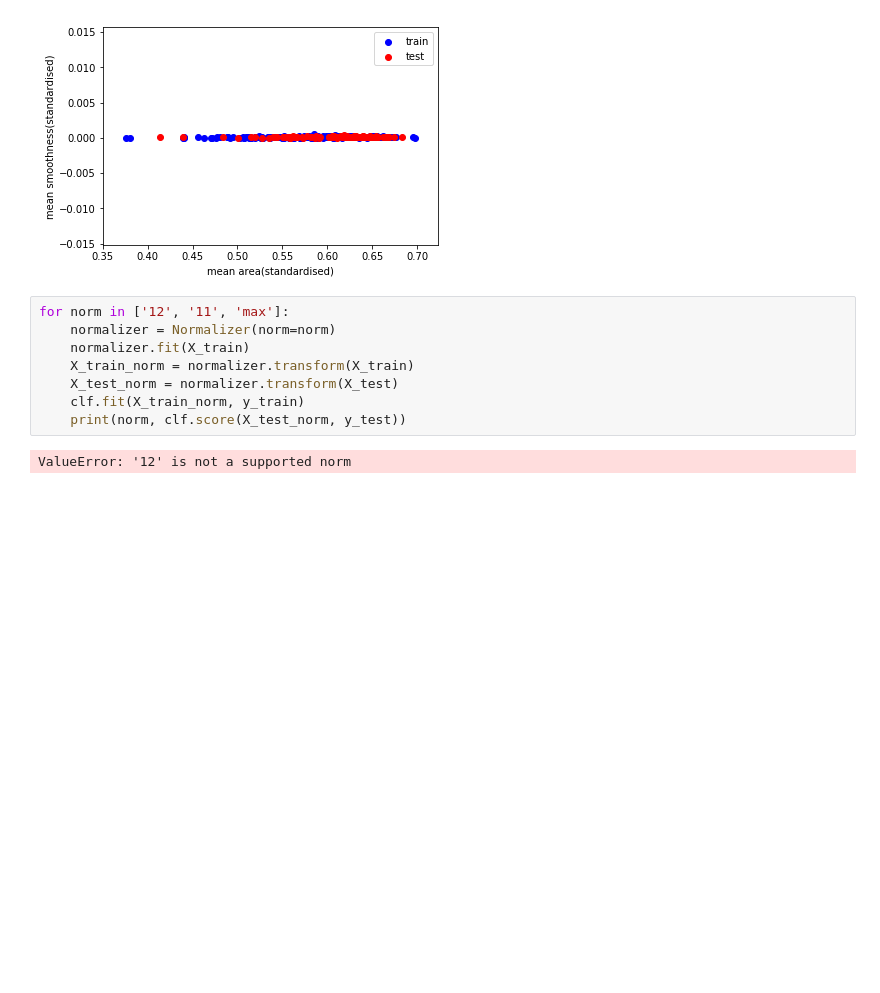
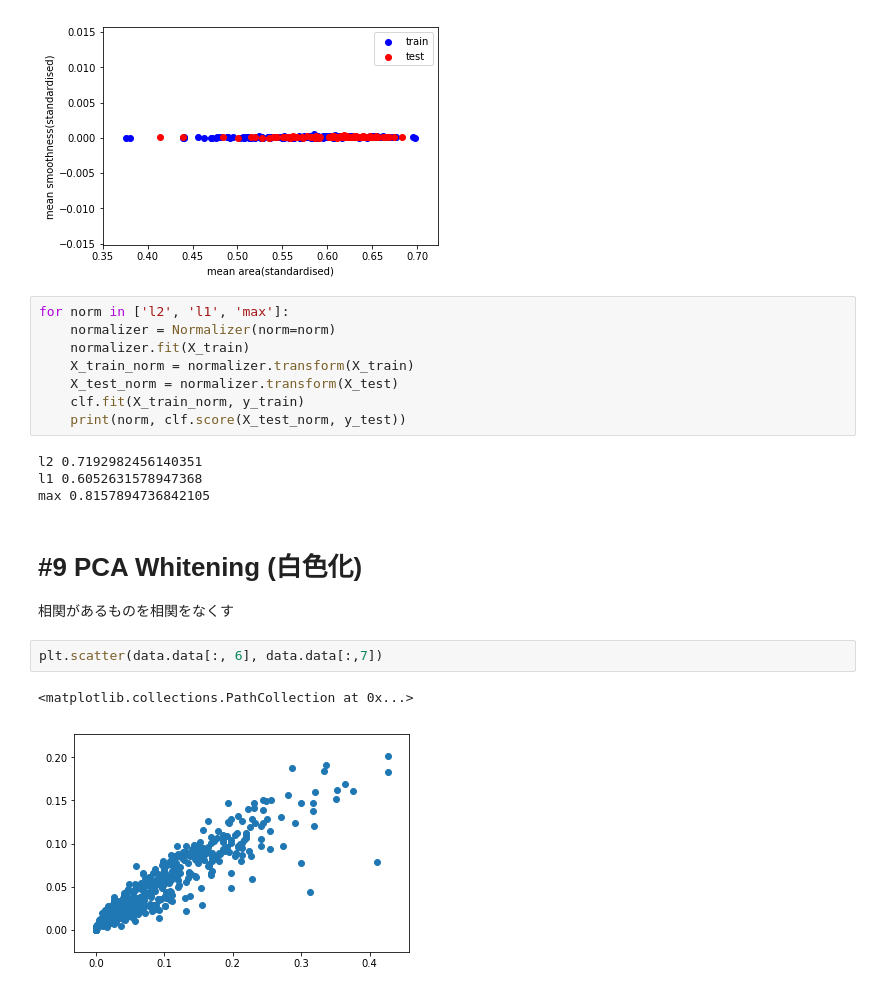
Before and after one commit to MyznEiji/introductionToIdentificationByLearningWithScikit-learn, a Jupyter notebook: fromDataToFeatureQuantity/section5.ipynb, the cells around one changed output. Saved outputs shown, nothing was run; the diff lists cells and outputs as text; blank space fills up the shorter version.

```diff
--- a/fromDataToFeatureQuantity/section5.ipynb
+++ b/fromDataToFeatureQuantity/section5.ipynb
@@ -1135,7 +1135,7 @@ plt.legend(loc="best")
 <matplotlib.legend.Legend at 0x...>
 [figure]
 # %%
-for norm in ['12', '11', 'max']:
+for norm in ['l2', 'l1', 'max']:
     normalizer = Normalizer(norm=norm)
     normalizer.fit(X_train)
     X_train_norm = normalizer.transform(X_train)
@@ -1143,4 +1143,14 @@ for norm in ['12', '11', 'max']:
     clf.fit(X_train_norm, y_train)
     print(norm, clf.score(X_test_norm, y_test))
 # %% [output]
-ValueError: '12' is not a supported norm
+l2 0.7192982456140351
+l1 0.6052631578947368
+max 0.8157894736842105
+# %% [markdown]
+# #9 PCA Whitening (白色化)
+相関があるものを相関をなくす
+# %%
+plt.scatter(data.data[:, 6], data.data[:,7])
+# %% [output]
+<matplotlib.collections.PathCollection at 0x...>
+[figure, added]
```
Also changed, not shown: parts of 8 cells of this notebook.
